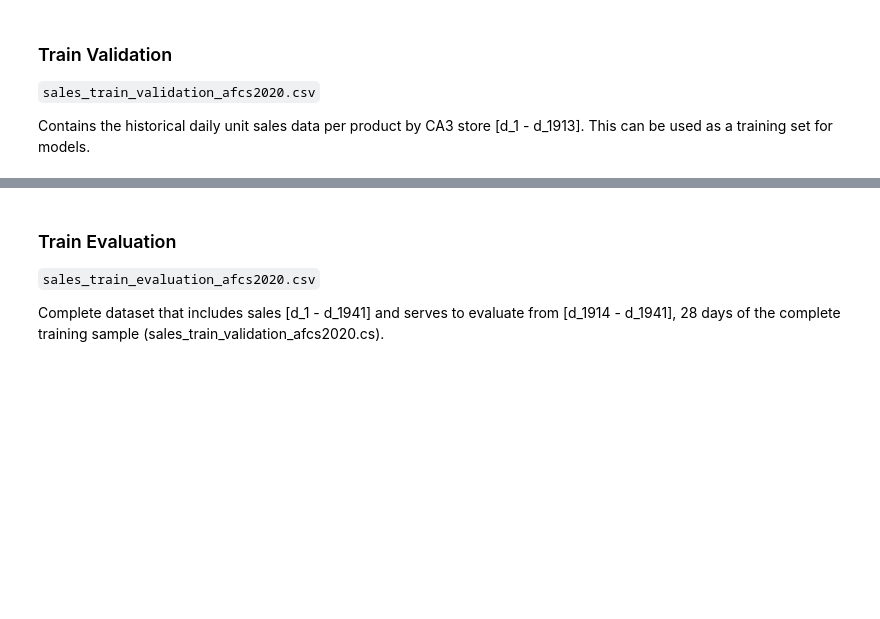
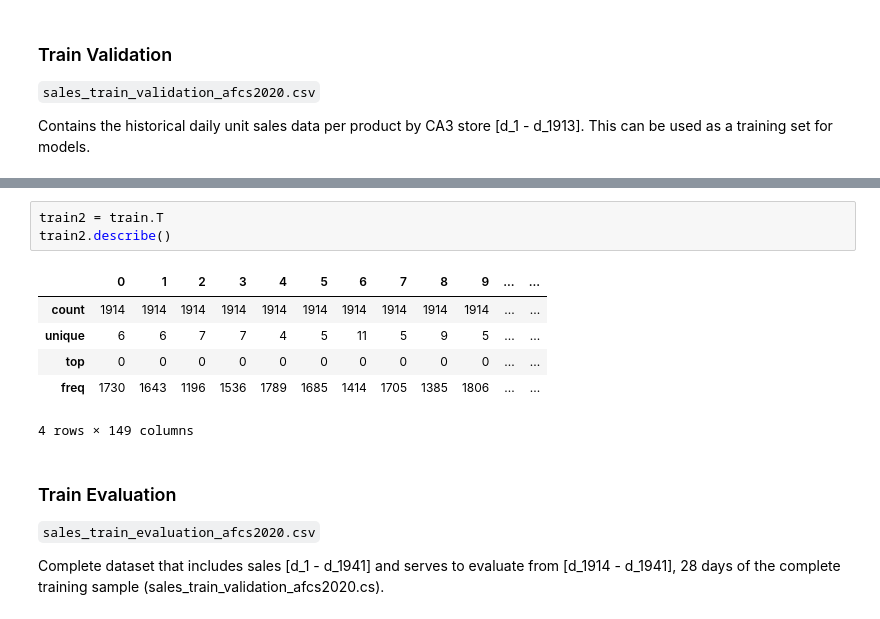
Before and after one commit to JopRijks/AFCS_team_9, a Jupyter notebook: eda.ipynb, the cells around one changed output, grey strips where cells are left out. Cells and saved outputs as stored; diff of their text form; blank space fills up the shorter version.

```diff
--- a/eda.ipynb
+++ b/eda.ipynb
@@ -105,3 +198,13 @@ df.head()
+# %%
+train2 = train.T
+train2.describe()
+# %% [output]
+|  | 0 | 1 | 2 | 3 | 4 | 5 | 6 | 7 | 8 | 9 | ... | ... |
+| count | 1914 | 1914 | 1914 | 1914 | 1914 | 1914 | 1914 | 1914 | 1914 | 1914 | ... | ... |
+| unique | 6 | 6 | 7 | 7 | 4 | 5 | 11 | 5 | 9 | 5 | ... | ... |
+| top | 0 | 0 | 0 | 0 | 0 | 0 | 0 | 0 | 0 | 0 | ... | ... |
+| freq | 1730 | 1643 | 1196 | 1536 | 1789 | 1685 | 1414 | 1705 | 1385 | 1806 | ... | ... |
+4 rows × 149 columns
 # %% [markdown]
 ### Train Evaluation
 `sales_train_evaluation_afcs2020.csv`
```
Also changed, not shown: parts of 14 cells of this notebook, 1 other file.
